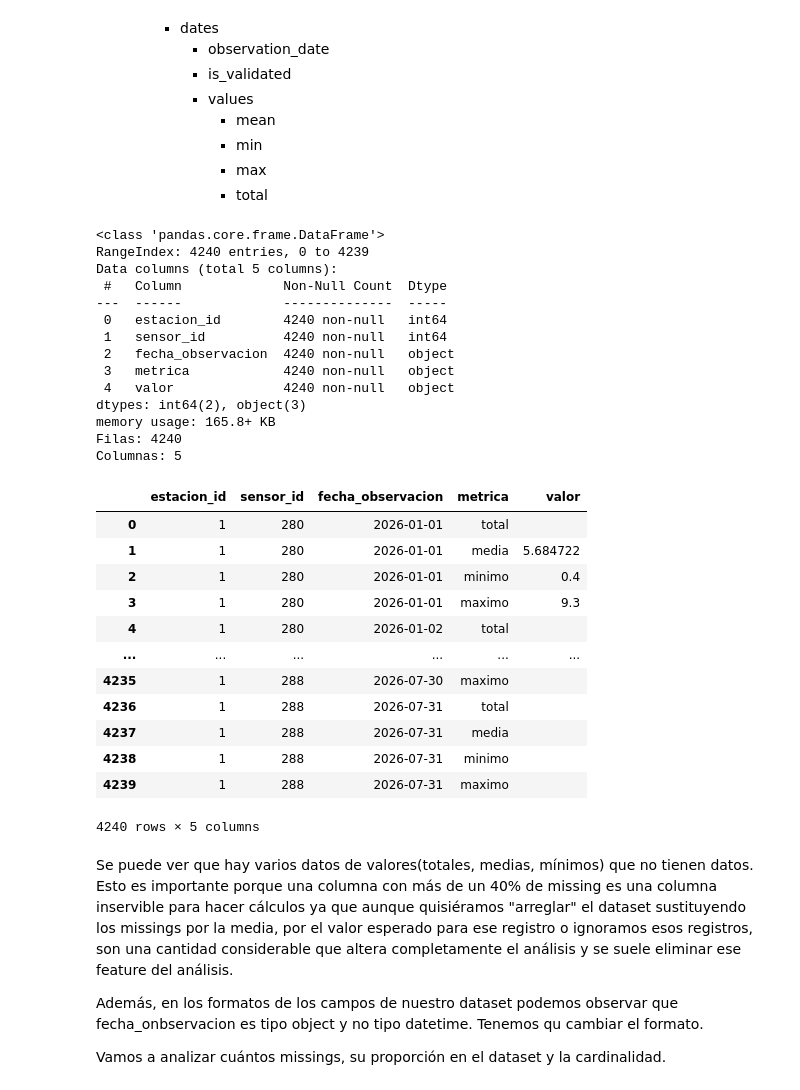
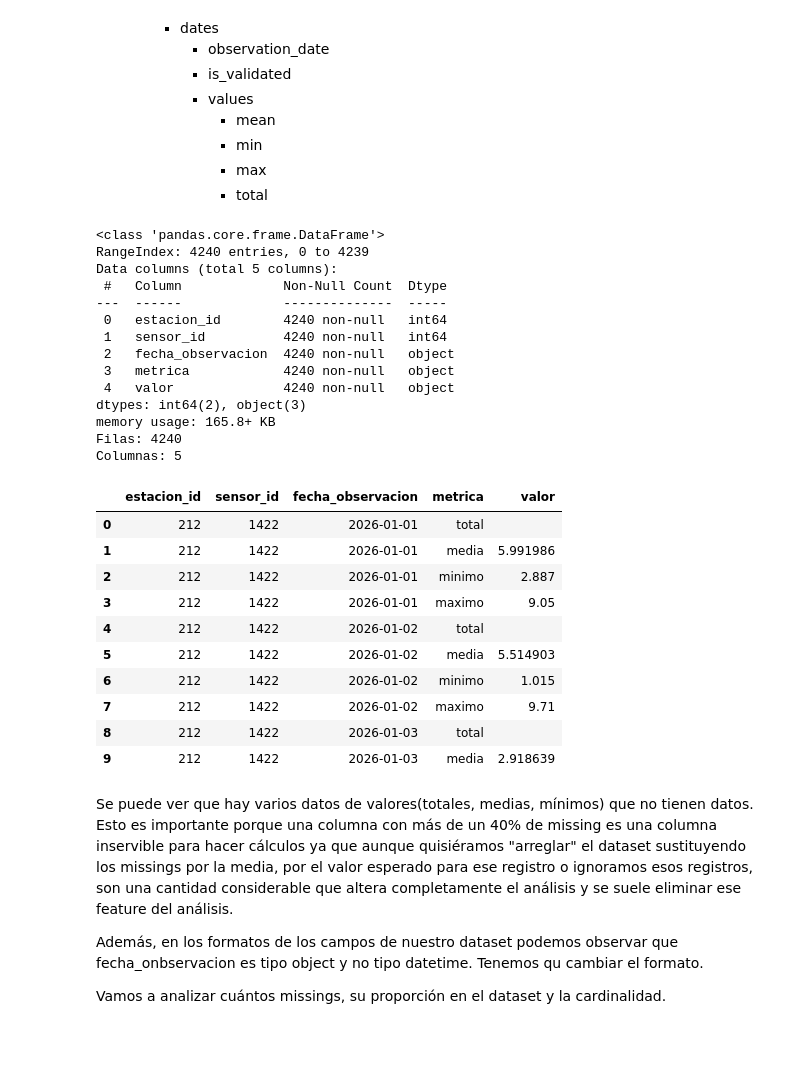
Before and after one commit to ialonsoiturbe/Tenerife-estacion-Ecomuseo, a Jupyter notebook: tenerife_API.ipynb, the cells around one changed output. Cells and saved outputs as stored; diff of their text form; code cells hidden in the pictures; blank space fills up the shorter version.

```diff
--- a/tenerife_API.ipynb
+++ b/tenerife_API.ipynb
@@ -15,19 +15,17 @@ Vamos a analizar los datos meteorológicos del mes de Abril de Tenerife recogido
 # %%
 #URL de los datos que queremos extraer
-base_url = 'https://datos.tenerife.es/api/meteo/latest/readings/summarized/station/1/year/'
+base_url = 'https://datos.tenerife.es/api/meteo/latest/readings/summarized/station/212/year/'
 
 #Hacemos un GET para obtener los datos
 def get_data_year(year):
     url = f"{base_url}/{year}"
-    data_url = requests.get(url)
-    print(data_url)
-    # Verificar que la solicitud fue exitosa
-    if data_url.status_code == 200:
-        data_json = data_url.json()
-        print(data_json)
+    response = requests.get(url)
+
+    if response.status_code == 200:
+        return response.json()
     else:
-        print(f"Error: {data_url.status_code}")
+        print(f"Error: {response.status_code}")
+        return None
 
 #Elegimos el año que queremos extraer
-year_data = "2026"
-year_info=get_data_year(year_data)
+data_json = get_data_year(2026)
@@ -79,50 +74,48 @@ for sensor in resumen["sensors"]:
                     "valor": valor
                 })
 
-df_tenerife = pd.DataFrame(filas)
+df_ecomuseo = pd.DataFrame(filas)
 # %%
 #Veamos las estadísticas del dataset
-df_tenerife.describe()
+df_ecomuseo.describe()
 
 #Tipos de los datos
-df_tenerife.dtypes
-df_tenerife.columns
-df_tenerife.info()
+df_ecomuseo.dtypes
+df_ecomuseo.columns
+df_ecomuseo.info()
 
 #Dimensiones del dataset
-print("Filas:", df_tenerife.shape[0])
-print("Columnas:", df_tenerife.shape[1])
+print("Filas:", df_ecomuseo.shape[0])
+print("Columnas:", df_ecomuseo.shape[1])
 
 #Ver el dataset
-df_tenerife
+df_ecomuseo.head(10)
 # %% [output]
 <class 'pandas.core.frame.DataFrame'>
 RangeIndex: 4240 entries, 0 to 4239
 Data columns (total 5 columns):
  #   Column             Non-Null Count  Dtype
 ---  ------             --------------  -----
  0   estacion_id        4240 non-null   int64
  1   sensor_id          4240 non-null   int64
  2   fecha_observacion  4240 non-null   object
  3   metrica            4240 non-null   object
  4   valor              4240 non-null   object
 dtypes: int64(2), object(3)
 memory usage: 165.8+ KB
 Filas: 4240
 Columnas: 5
 |  | estacion_id | sensor_id | fecha_observacion | metrica | valor |
-| 0 | 1 | 280 | 2026-01-01 | total |  |
-| 1 | 1 | 280 | 2026-01-01 | media | 5.684722 |
-| 2 | 1 | 280 | 2026-01-01 | minimo | 0.4 |
-| 3 | 1 | 280 | 2026-01-01 | maximo | 9.3 |
-| 4 | 1 | 280 | 2026-01-02 | total |  |
-| ... | ... | ... | ... | ... | ... |
-| 4235 | 1 | 288 | 2026-07-30 | maximo |  |
-| 4236 | 1 | 288 | 2026-07-31 | total |  |
-| 4237 | 1 | 288 | 2026-07-31 | media |  |
-| 4238 | 1 | 288 | 2026-07-31 | minimo |  |
-| 4239 | 1 | 288 | 2026-07-31 | maximo |  |
+| 0 | 212 | 1422 | 2026-01-01 | total |  |
+| 1 | 212 | 1422 | 2026-01-01 | media | 5.991986 |
+| 2 | 212 | 1422 | 2026-01-01 | minimo | 2.887 |
+| 3 | 212 | 1422 | 2026-01-01 | maximo | 9.05 |
+| 4 | 212 | 1422 | 2026-01-02 | total |  |
+| 5 | 212 | 1422 | 2026-01-02 | media | 5.514903 |
+| 6 | 212 | 1422 | 2026-01-02 | minimo | 1.015 |
+| 7 | 212 | 1422 | 2026-01-02 | maximo | 9.71 |
+| 8 | 212 | 1422 | 2026-01-03 | total |  |
+| 9 | 212 | 1422 | 2026-01-03 | media | 2.918639 |
-4240 rows × 5 columns
 # %% [markdown]
 Se puede ver que hay varios datos de valores(totales, medias, mínimos) que no tienen datos. Esto es importante porque una columna con más de un 40% de missing es una columna inservible para hacer cálculos ya que aunque quisiéramos "arreglar" el dataset sustituyendo los missings por la media, por el valor esperado para ese registro o ignoramos esos registros, son una cantidad considerable que altera completamente el análisis y se suele eliminar ese feature del análisis.
 
```
Also changed, not shown: parts of 14 cells of this notebook, 1 other file.
